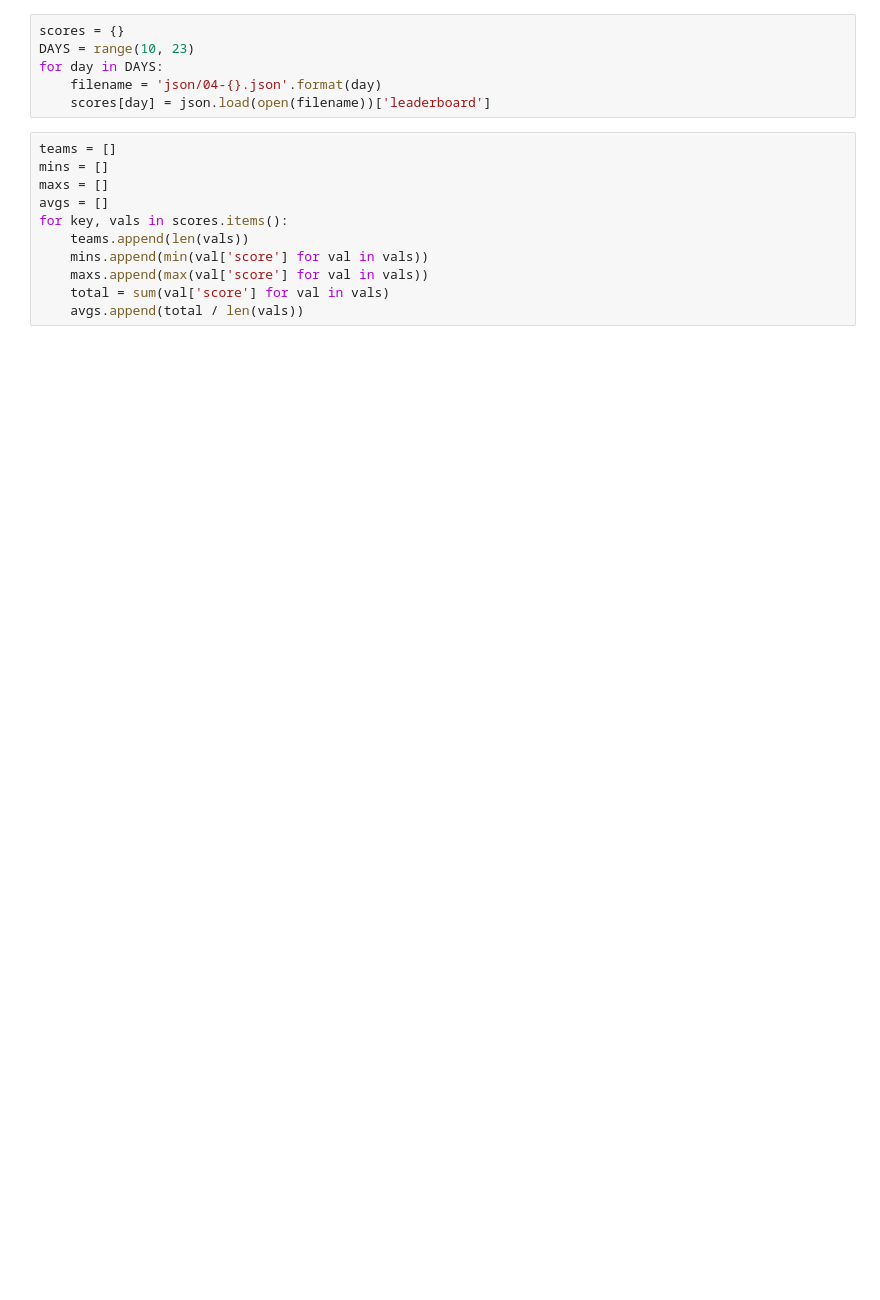
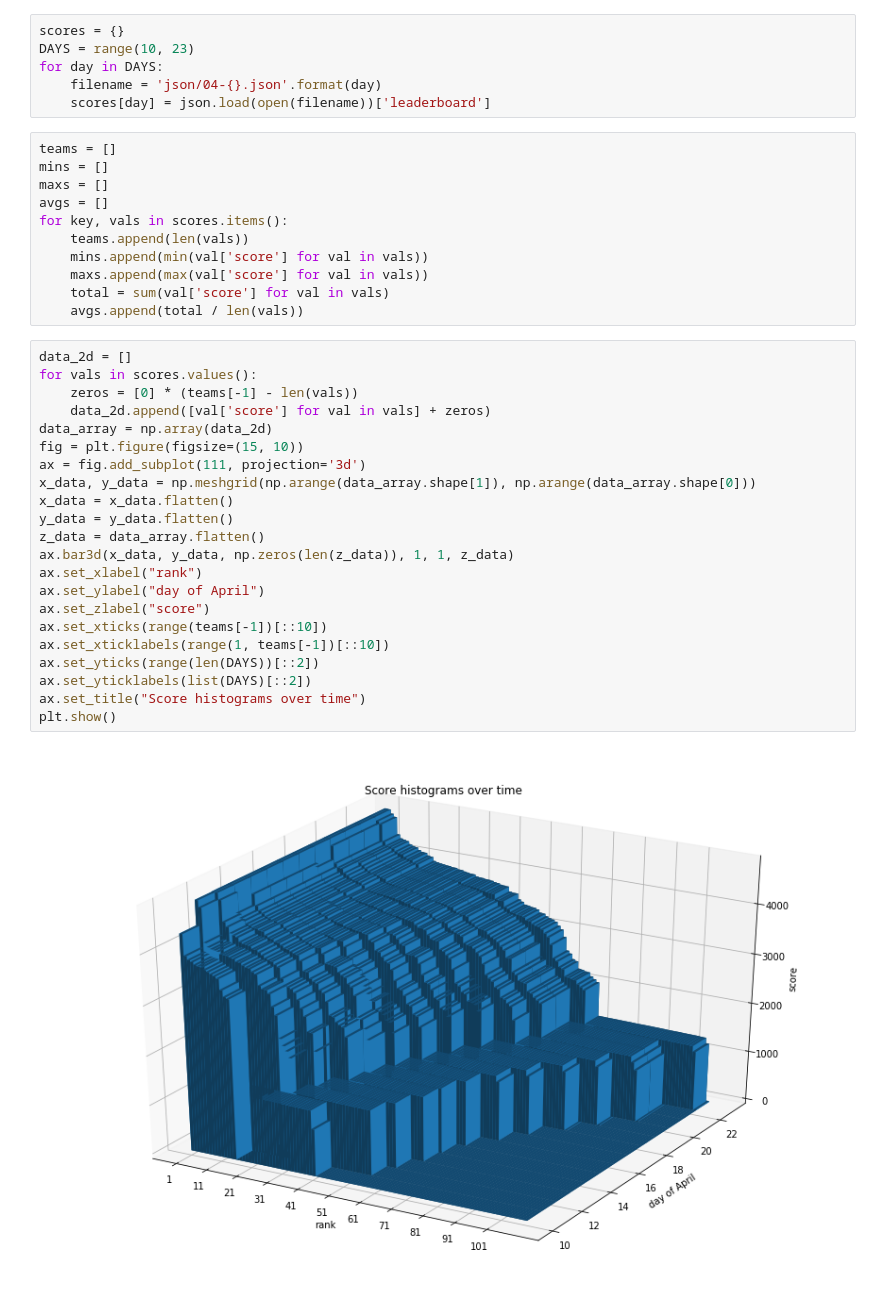
Before and after one commit to AdamStelmaszczyk/retro-leaderboard, a Jupyter notebook: analysis.ipynb, the cells around one changed output. Drawn from its saved outputs; the diff is of its cells as text; blank space fills up the shorter version.

```diff
--- a/analysis.ipynb
+++ b/analysis.ipynb
@@ -24,5 +27,29 @@ for key, vals in scores.items():
     maxs.append(max(val['score'] for val in vals))
     total = sum(val['score'] for val in vals)
     avgs.append(total / len(vals))
+# %%
+data_2d = []
+for vals in scores.values():
+    zeros = [0] * (teams[-1] - len(vals))
+    data_2d.append([val['score'] for val in vals] + zeros)
+data_array = np.array(data_2d)
+fig = plt.figure(figsize=(15, 10))
+ax = fig.add_subplot(111, projection='3d')
+x_data, y_data = np.meshgrid(np.arange(data_array.shape[1]), np.arange(data_array.shape[0]))
+x_data = x_data.flatten()
+y_data = y_data.flatten()
+z_data = data_array.flatten()
+ax.bar3d(x_data, y_data, np.zeros(len(z_data)), 1, 1, z_data)
+ax.set_xlabel("rank")
+ax.set_ylabel("day of April")
+ax.set_zlabel("score")
+ax.set_xticks(range(teams[-1])[::10])
+ax.set_xticklabels(range(1, teams[-1])[::10])
+ax.set_yticks(range(len(DAYS))[::2])
+ax.set_yticklabels(list(DAYS)[::2])
+ax.set_title("Score histograms over time")
+plt.show()
+# %% [output]
+[figure, added]
 # %%
 plt.plot(DAYS, teams, color='black', label="number of teams")
```
Also changed, not shown: parts of 6 cells of this notebook.
